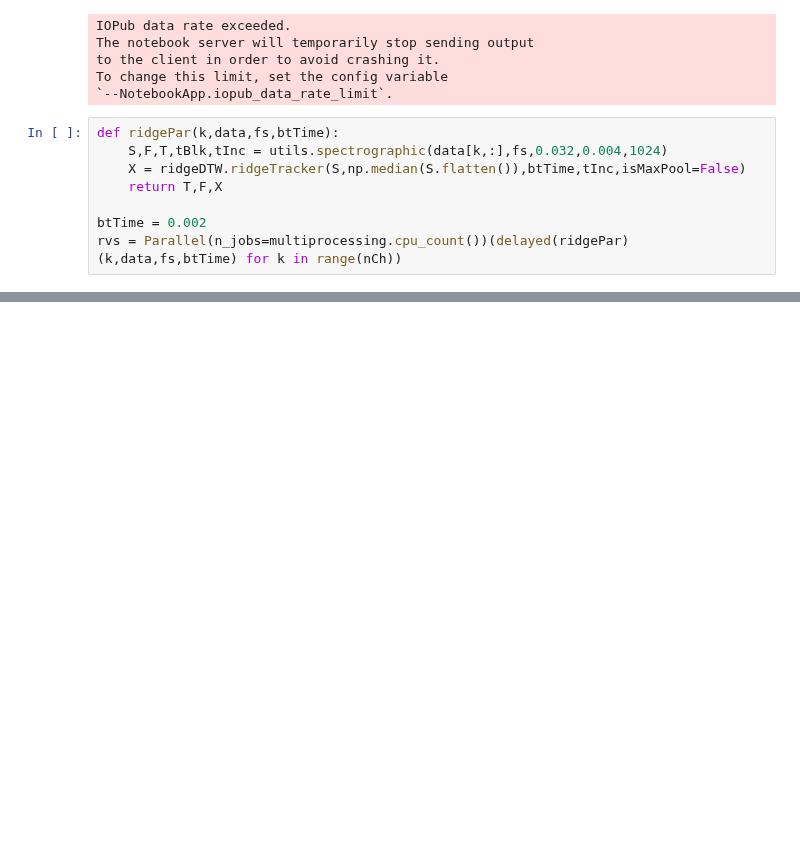
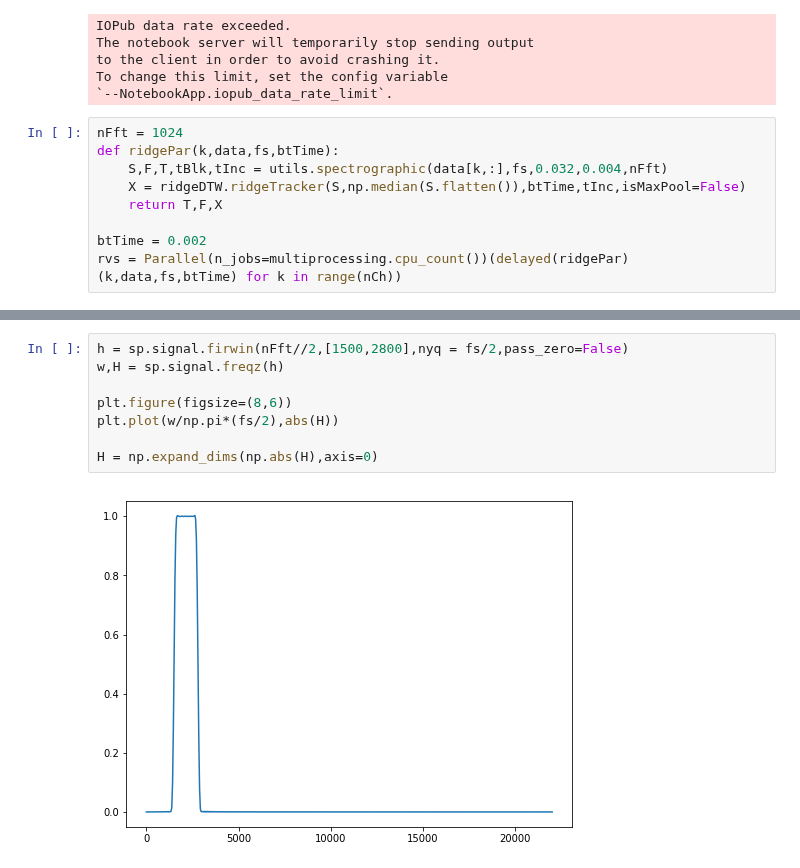
Before and after one commit to longle2718/audio_loc, a Jupyter notebook: python/main.ipynb, the cells around one changed output, grey strips where cells are left out. Cells and saved outputs as stored; diff of their text form; blank space fills up the shorter version.

```diff
--- a/python/main.ipynb
+++ b/python/main.ipynb
@@ -40,8 +44,9 @@ to the client in order to avoid crashing it.
 To change this limit, set the config variable
 `--NotebookApp.iopub_data_rate_limit`.
 # %%
+nFft = 1024
 def ridgePar(k,data,fs,btTime):
-    S,F,T,tBlk,tInc = utils.spectrographic(data[k,:],fs,0.032,0.004,1024)
+    S,F,T,tBlk,tInc = utils.spectrographic(data[k,:],fs,0.032,0.004,nFft)
     X = ridgeDTW.ridgeTracker(S,np.median(S.flatten()),btTime,tInc,isMaxPool=False)
     return T,F,X
 
@@ -63,2 +70,12 @@ for k in range(nCh):
 # %% [output]
 [figure]
+# %%
+h = sp.signal.firwin(nFft//2,[1500,2800],nyq = fs/2,pass_zero=False)
+w,H = sp.signal.freqz(h)
+
+plt.figure(figsize=(8,6))
+plt.plot(w/np.pi*(fs/2),abs(H))
+
+H = np.expand_dims(np.abs(H),axis=0)
+# %% [output]
+[figure, added]
```
Also changed, not shown: parts of 9 cells of this notebook, 1 other file.
